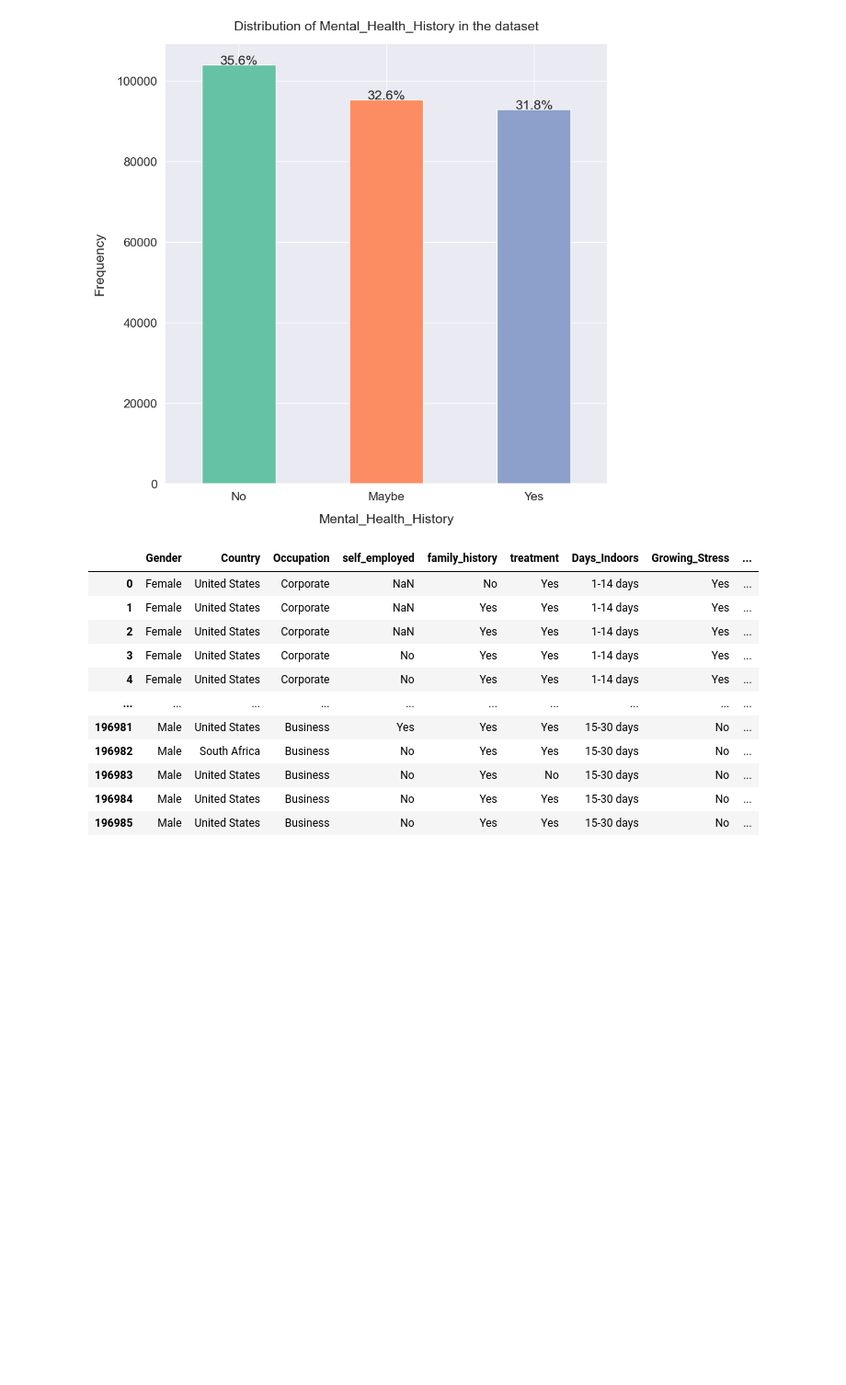
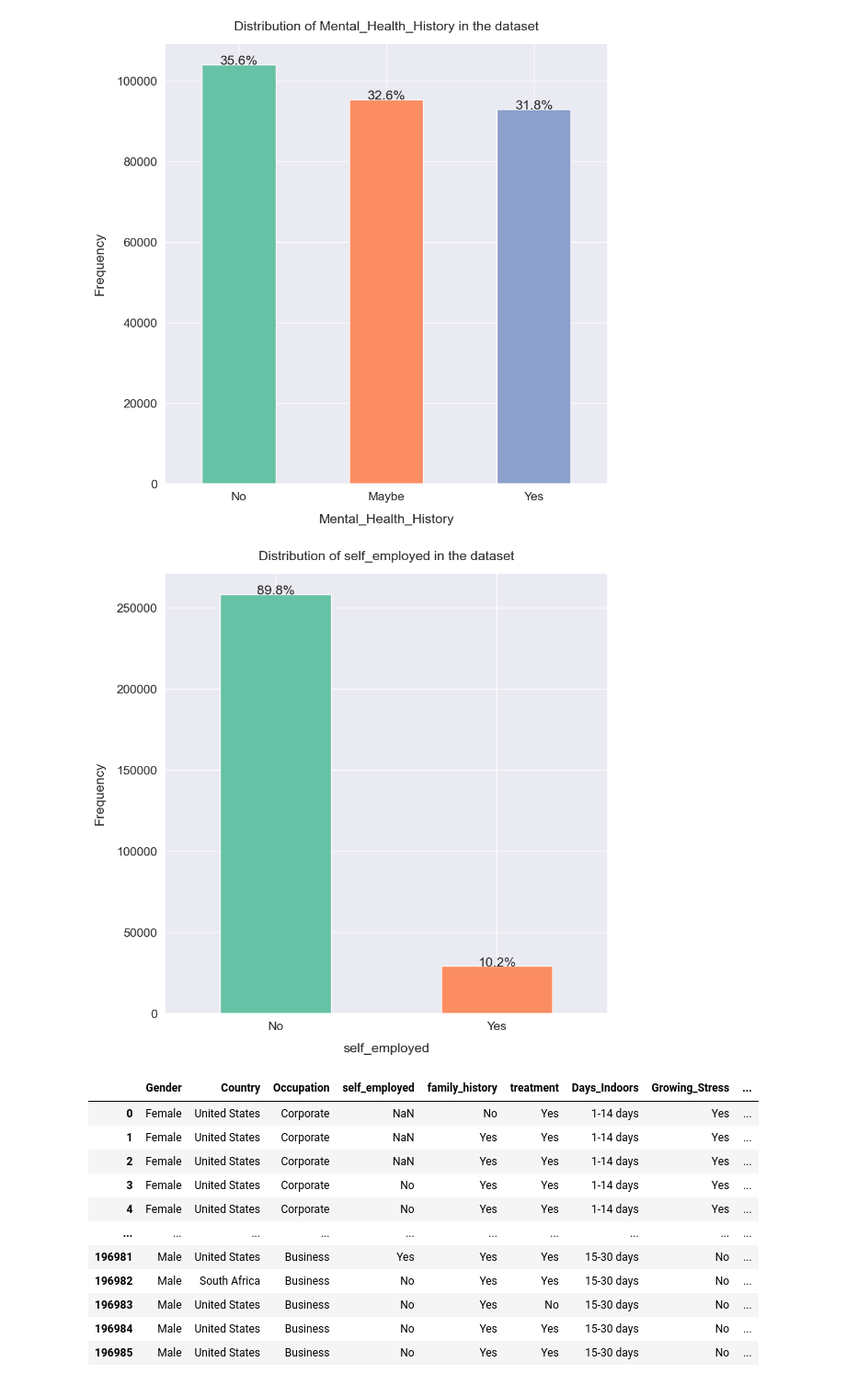
Before and after one commit to bhandariarun/KMC_Project, a Jupyter notebook: Minor_Project_Machine_Learning.ipynb, the cells around one changed output. Shown at 92% size. Drawn from its saved outputs; the diff is of its cells as text; code cells hidden in the pictures; blank space fills up the shorter version.

```diff
--- a/Minor_Project_Machine_Learning.ipynb
+++ b/Minor_Project_Machine_Learning.ipynb
@@ -256,6 +278,10 @@ univariate_barplot(df_filter, "Growing_Stress")
 univariate_barplot(df_filtered, "Mental_Health_History")
 # %% [output]
 [figure]
+# %%
+univariate_barplot(df_filtered, "self_employed")
+# %% [output]
+[figure, added]
 # %%
 df_filtered1 = df_filtered[df_filtered["Mental_Health_History"] != "Maybe"].reset_index(drop=True)
 df_filtered1
```
Also changed, not shown: parts of 18 cells of this notebook.
